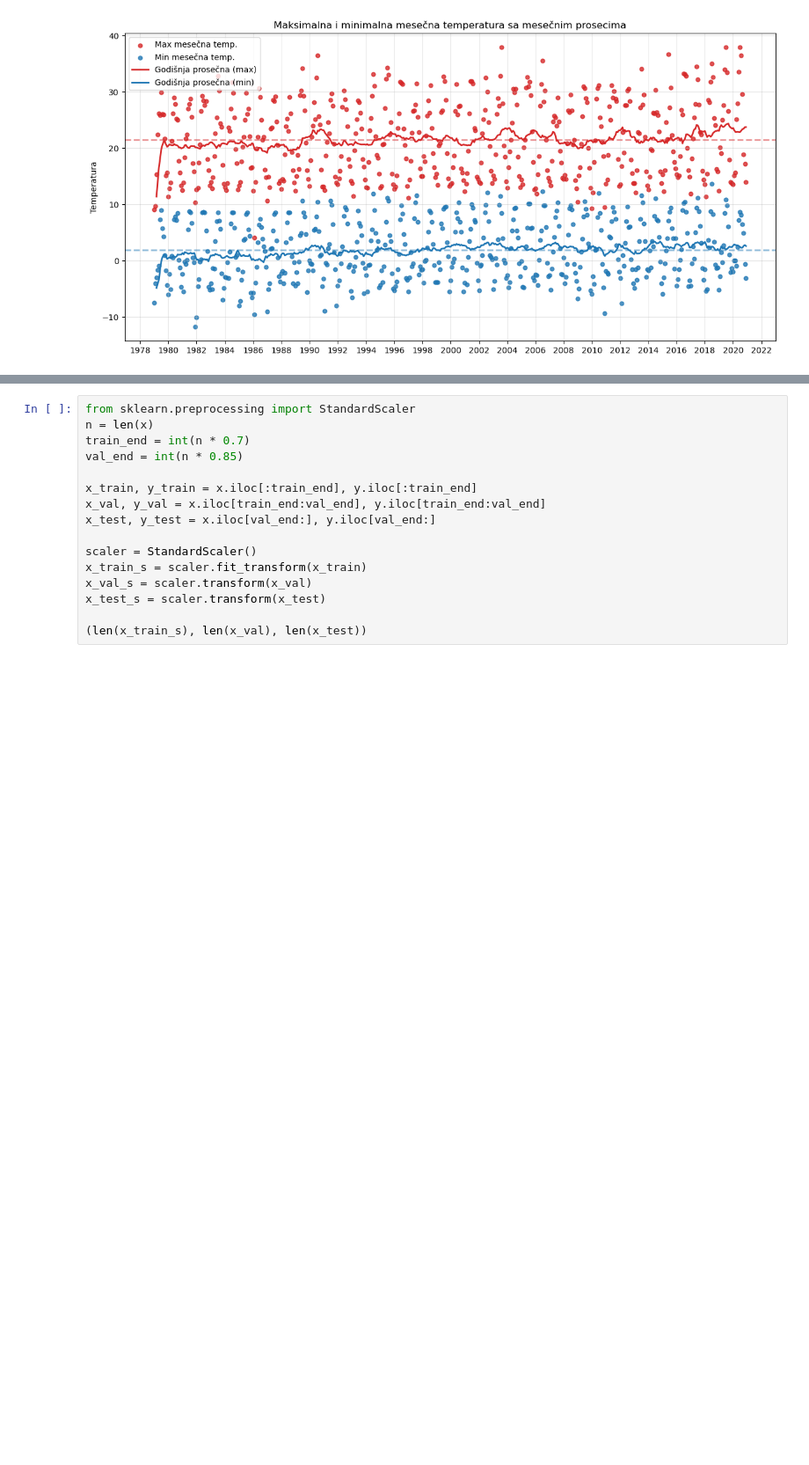
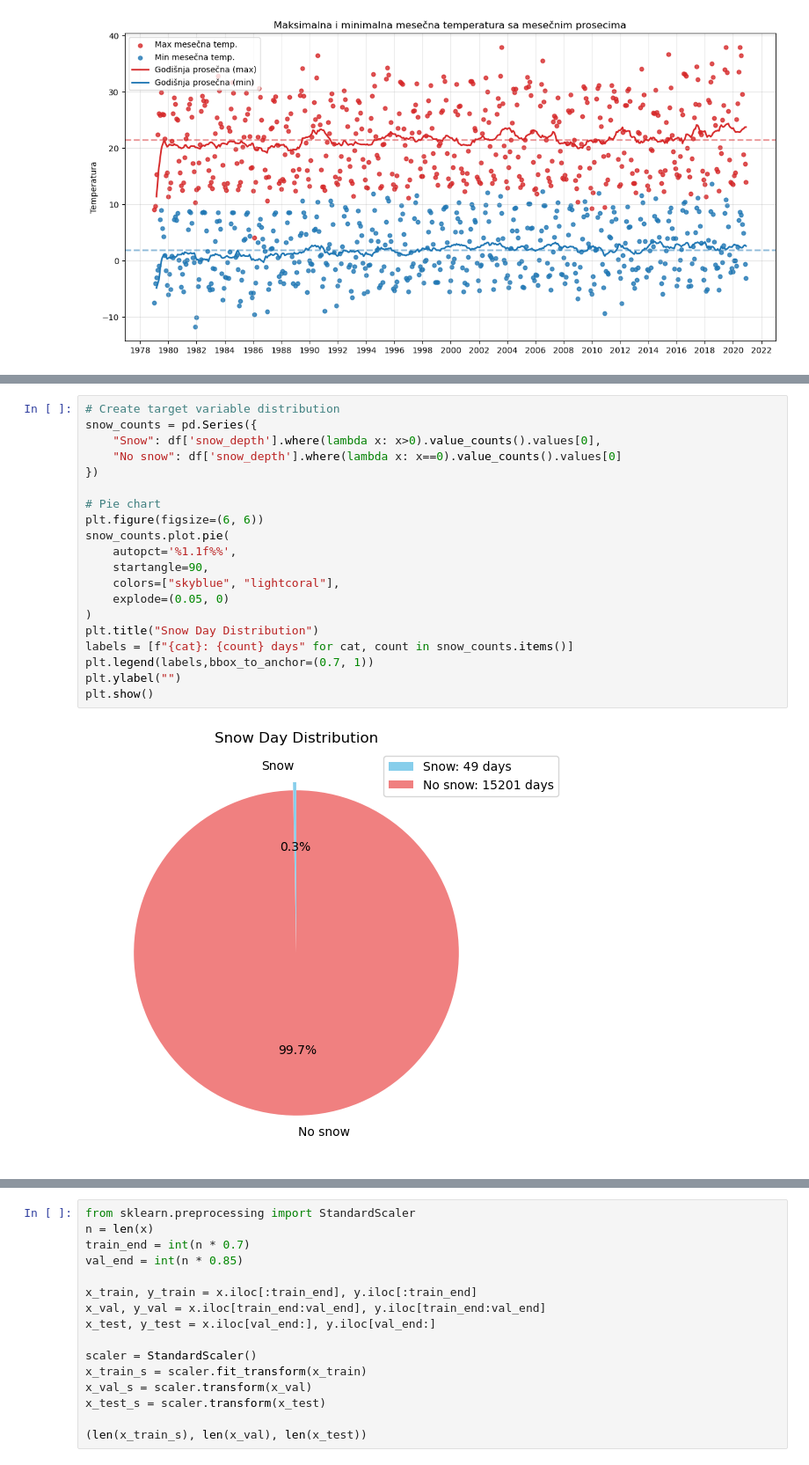
Before and after one commit to markoandjel/MachineLearning, a Jupyter notebook: Projekat III/projekat3.ipynb, the cells around one changed output, grey strips where cells are left out. Shown: that part at 88% size. Drawn from its saved outputs; the diff is of its cells as text; blank space fills up the shorter version.

```diff
--- a/Projekat III/projekat3.ipynb
+++ b/Projekat III/projekat3.ipynb
@@ -223,3 +195,25 @@ Name: precipitation, dtype: float64
+# %%
+# Create target variable distribution
+snow_counts = pd.Series({
+    "Snow": df['snow_depth'].where(lambda x: x>0).value_counts().values[0],
+    "No snow": df['snow_depth'].where(lambda x: x==0).value_counts().values[0]
+})
+
+# Pie chart
+plt.figure(figsize=(6, 6))
+snow_counts.plot.pie(
+    autopct='%1.1f%%',
+    startangle=90,
+    colors=["skyblue", "lightcoral"],
+    explode=(0.05, 0)
+)
+plt.title("Snow Day Distribution")
+labels = [f"{cat}: {count} days" for cat, count in snow_counts.items()]
+plt.legend(labels,bbox_to_anchor=(0.7, 1))
+plt.ylabel("")
+plt.show()
+# %% [output]
+[figure, added]
 # %%
 df['rain_tommorrow']=df['precipitation'].shift(-1).astype(bool)
 df=df.iloc[:-1]
```
Also changed, not shown: parts of 15 cells of this notebook.
